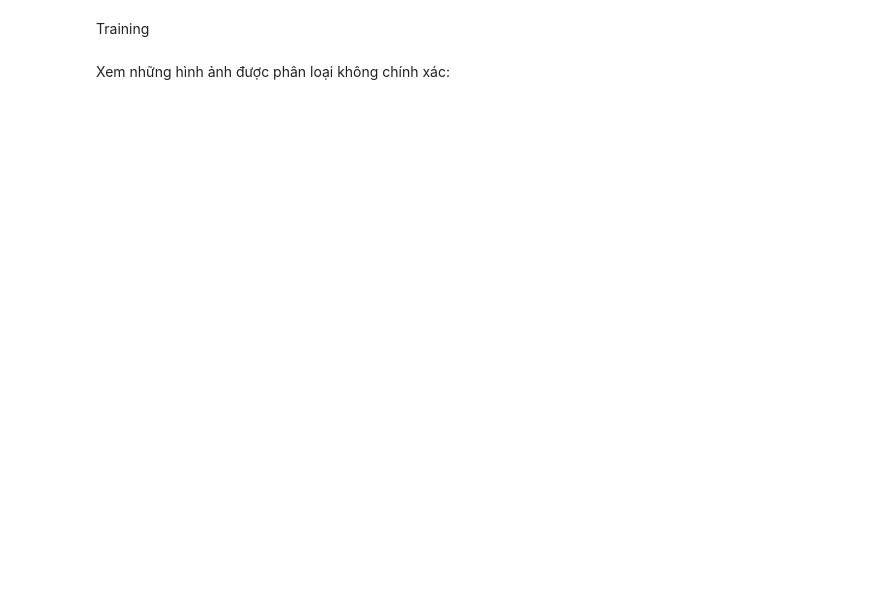
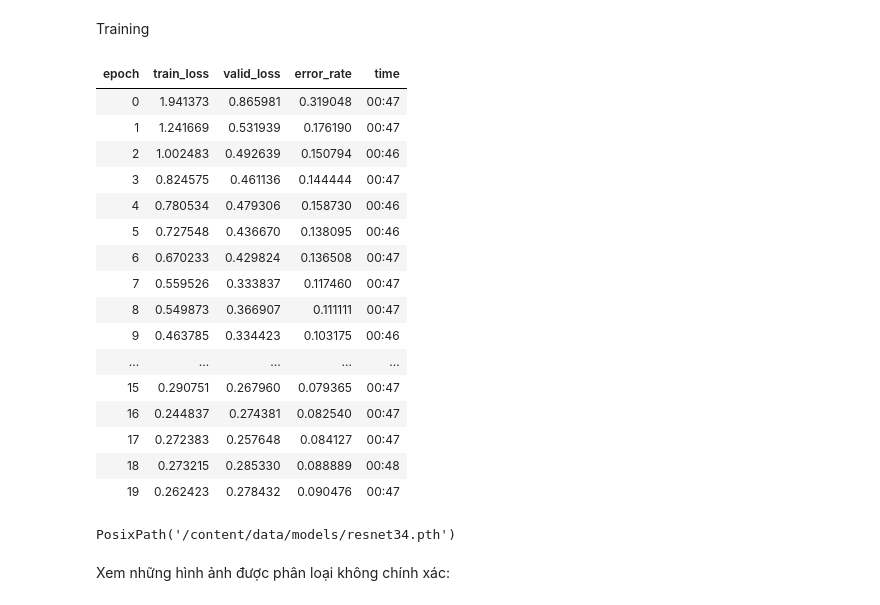
Before and after one commit to ladaifu/waste-sorting, a Jupyter notebook: waste_sorting.ipynb, the cells around one changed output. Cells and saved outputs as stored; diff of their text form; code cells hidden in the pictures; blank space fills up the shorter version.

```diff
--- a/waste_sorting.ipynb
+++ b/waste_sorting.ipynb
@@ -211,9 +212,30 @@ LR Finder is complete, type {learner_name}.recorder.plot() to see the graph.
 # %% [markdown]
 Training
 # %%
-learn.fit_one_cycle(20, max_lr=5.13e-03)
+#learn.fit_one_cycle(20, max_lr=5.13e-03)
+learn.fit_one_cycle(20)
+# %% [output]
+| epoch | train_loss | valid_loss | error_rate | time |
+| 0 | 1.941373 | 0.865981 | 0.319048 | 00:47 |
+| 1 | 1.241669 | 0.531939 | 0.176190 | 00:47 |
+| 2 | 1.002483 | 0.492639 | 0.150794 | 00:46 |
+| 3 | 0.824575 | 0.461136 | 0.144444 | 00:47 |
+| 4 | 0.780534 | 0.479306 | 0.158730 | 00:46 |
+| 5 | 0.727548 | 0.436670 | 0.138095 | 00:46 |
+| 6 | 0.670233 | 0.429824 | 0.136508 | 00:47 |
+| 7 | 0.559526 | 0.333837 | 0.117460 | 00:47 |
+| 8 | 0.549873 | 0.366907 | 0.111111 | 00:47 |
+| 9 | 0.463785 | 0.334423 | 0.103175 | 00:46 |
+| ... | ... | ... | ... | ... |
+| 15 | 0.290751 | 0.267960 | 0.079365 | 00:47 |
+| 16 | 0.244837 | 0.274381 | 0.082540 | 00:47 |
+| 17 | 0.272383 | 0.257648 | 0.084127 | 00:47 |
+| 18 | 0.273215 | 0.285330 | 0.088889 | 00:48 |
+| 19 | 0.262423 | 0.278432 | 0.090476 | 00:47 |
 # %%
 learn.save("resnet34", return_path=True)
+# %% [output]
+PosixPath('/content/data/models/resnet34.pth')
 # %% [markdown]
 Xem những hình ảnh được phân loại không chính xác:
 # %%
```
Also changed, not shown: parts of 31 cells of this notebook.
